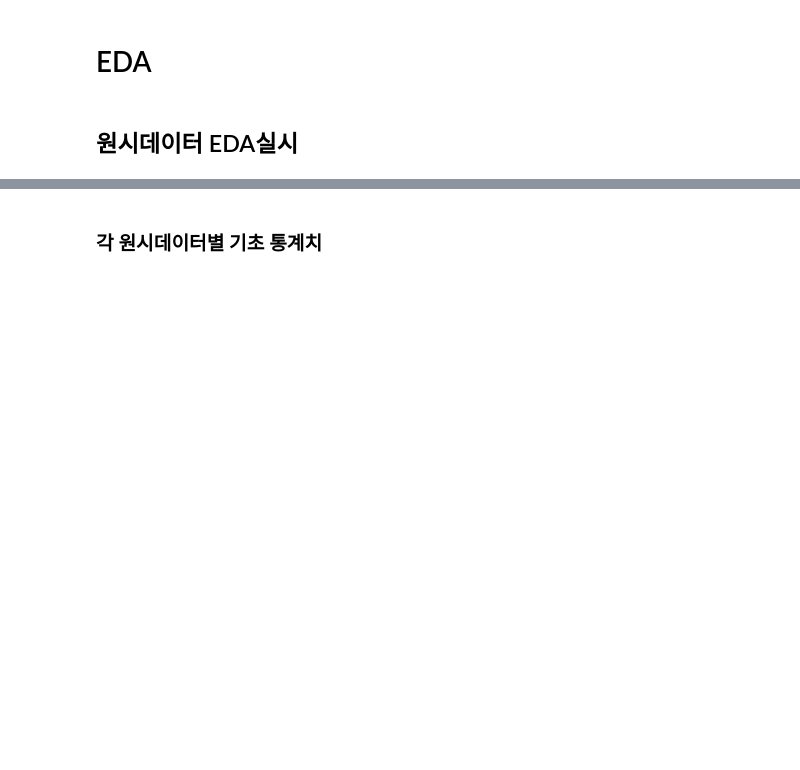
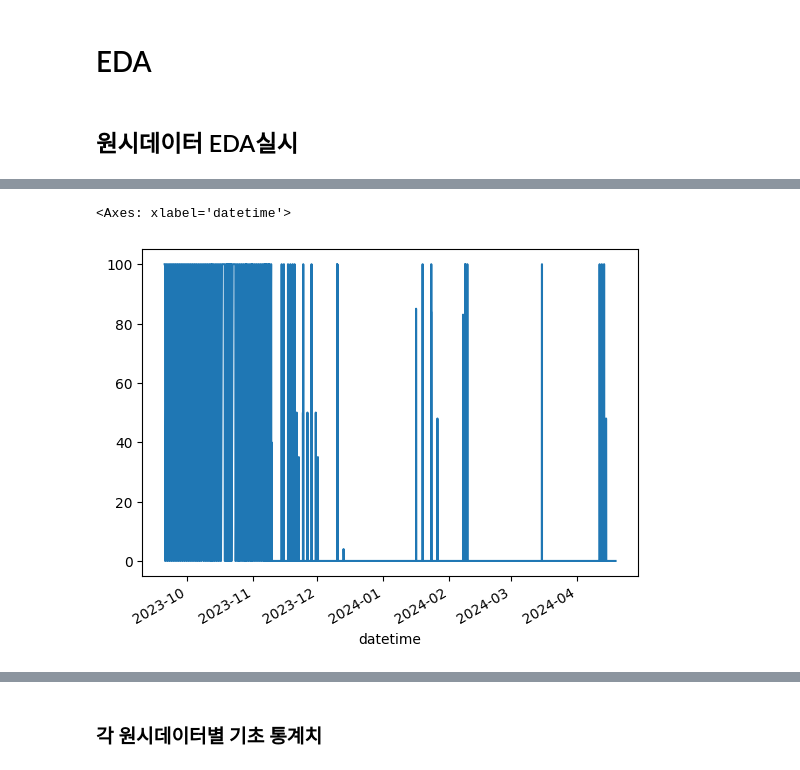
Before and after one commit to spacefarm-co/miribul-2024, a Jupyter notebook: SunseKwon/1.EDA.ipynb, the cells around one changed output, grey strips where cells are left out. Saved outputs shown, nothing was run; the diff lists cells and outputs as text; code cells hidden in the pictures; blank space fills up the shorter version.

```diff
--- a/SunseKwon/1.EDA.ipynb
+++ b/SunseKwon/1.EDA.ipynb
@@ -12,0 +135,5 @@ growth = pd.read_excel('../data/사전테스트-생육데이터.xlsx')
+# %%
+wind.upWin0L4.plot()
+# %% [output]
+<Axes: xlabel='datetime'>
+[figure, added]
```
Also changed, not shown: parts of 70 cells of this notebook, 12 other files.
